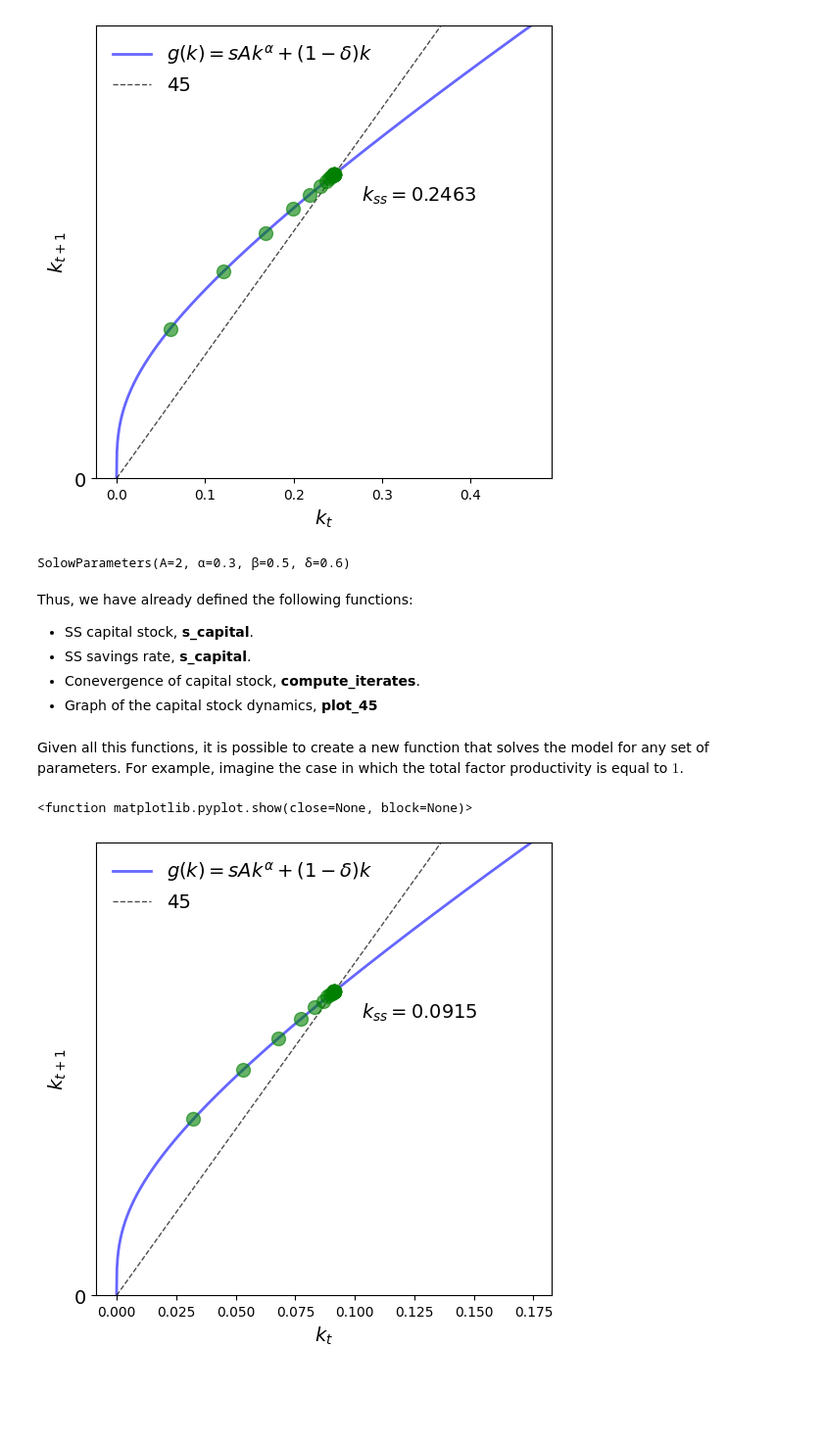
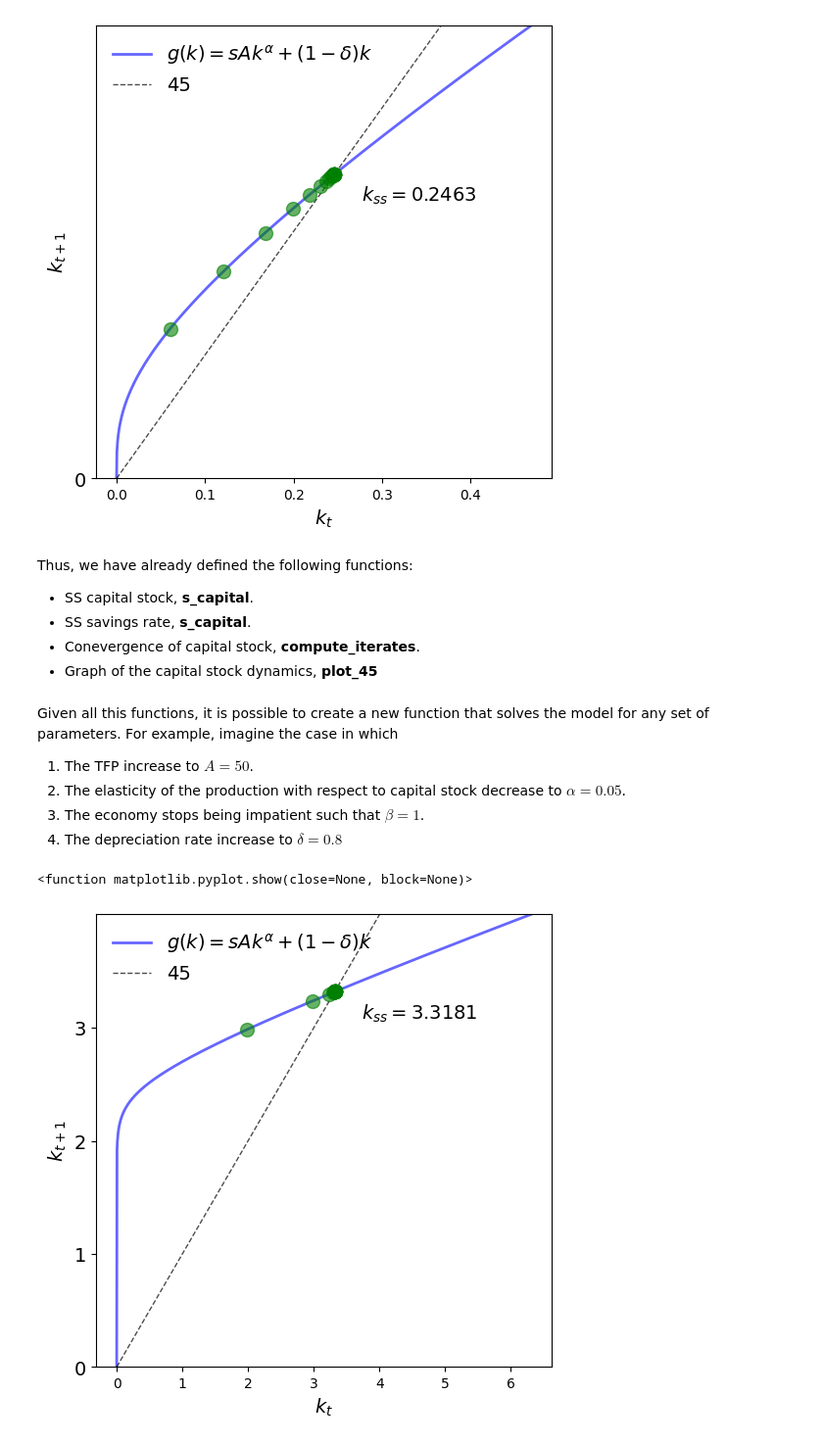
Before and after one commit to mloyorev/Theory, a Jupyter notebook: SolowFixedPoints.ipynb, the cells around one changed output. Shown: that part at 98% size. Drawn from its saved outputs; the diff is of its cells as text; code cells hidden in the pictures; blank space fills up the shorter version.

```diff
--- a/SolowFixedPoints.ipynb
+++ b/SolowFixedPoints.ipynb
@@ -25,8 +28,8 @@ SolowParameters = namedtuple("SolowParameters", ('A','α', 'β','δ'))
 Then we define a function that assign default values for the parameters defined in the 'namedtuple' above.
 # %%
 # Set default values for the parameters of the model
-def create_solow_params(A = 2, α = 0.3, β = 0.5, δ = 0.6):
-  return SolowParameters(A = A, α = α, β = β, δ = δ)
+def create_solow_params(A = 2, alpha = 0.3, beta = 0.5, delta = 0.6):
+  return SolowParameters(A = A, alpha = alpha, beta = beta, delta = delta)
 # %%
 print(create_solow_params())
 # %% [output]
@@ -48,13 +50,13 @@ $$k_{ss}=\left(\frac{s_{ss}A}{δ}\right)^{\frac{1}{1-α}}$$
 # %%
 # Create a function that returns the savings rate of SS
 def s_savings(params):
-  A, α, β, δ = params
-  return (α * β * δ) / (1 - β * (1 - δ))
+  A, alpha, beta, delta = params
+  return (alpha * beta * delta) / (1 - beta * (1 - delta))
 
 # Create a function that returns the capital stock of SS
 def s_capital(s, params):
-  A, α, β, δ = params
-  return ((s * A) / δ) ** (1 / (1 - α))
+  A, alpha, beta, delta = params
+  return ((s * A) / delta) ** (1 / (1 - alpha))
 # %% [markdown]
 For example, for the default parameters we have...
 # %%
@@ -79,8 +81,8 @@ $$g(k_t)=k_{t+1}=s_{ss}Ak_t^α+(1-δ)k_t$$
 # %%
 # Create a function that returns the law of motion of capital
 def g(s, k, params):
-  A, α, β, δ = params
-  return s * A * k ** α + (1 - δ) * k
+  A, alpha, beta, delta = params
+  return s * A * k ** alpha + (1 - delta) * k
 # %% [markdown]
 Under the assumption that $g(k_t)$ is a contraction mapping, we define a **succesive aproximation function** to obtain the steady state capital stock by means of iterations of the operator.
 # %%
@@ -169,10 +171,6 @@ plot_45(sss, params, k_series, ax)
 # %% [output]
 <function matplotlib.pyplot.show(close=None, block=None)>
 [figure]
-# %%
-print(params)
-# %% [output]
-SolowParameters(A=2, α=0.3, β=0.5, δ=0.6)
 # %% [markdown]
 Thus, we have already defined the following functions:
 
@@ -182,12 +180,17 @@ Thus, we have already defined the following functions:
 *   Conevergence of capital stock, **compute_iterates**.
 *   Graph of the capital stock dynamics, **plot_45**
 # %% [markdown]
-Given all this functions, it is possible to create a new function that solves the model for any set of parameters. For example, imagine the case in which the total factor productivity is equal to $1$.
+Given all this functions, it is possible to create a new function that solves the model for any set of parameters. For example, imagine the case in which
+
+1.   The TFP increase to $A=50$.
+2.   The elasticity of the production with respect to capital stock decrease to $\alpha=0.05$.
+3.   The economy stops being impatient such that $\beta=1$.
+4.   The depreciation rate increase to $\delta=0.8$
 # %%
 def solve_solow(p_model):
   # STEP 1: Get the SS savings rate.
   s_ss     = s_savings(p_model)
 
   # STEP 2: Get the SS capital stock.
-  k=ss     = s_capital(sss, model)
+  k_ss     = s_capital(s_ss, p_model)
 
@@ -195,15 +198,15 @@ def solve_solow(p_model):
-  k_series = compute_iterates(0.01, sss, g, p_model)
+  k_series = compute_iterates(0.01, s_ss, g, p_model)
 
   # STEP 4: Get the graph of capital stock dynamics
   fig, ax  = plt.subplots(figsize=(6, 6))
 
   return plot_45(s_ss, p_model, k_series, ax)
 # %%
-p_model = create_solow_params(A = 1)
+p_model = create_solow_params(A = 50, alpha = 0.05, beta = 1, delta = 0.8)
 solve_solow(p_model)
 # %% [output]
 <function matplotlib.pyplot.show(close=None, block=None)>
-[figure, old version]
+[figure, new version]
 # %% [markdown]
 Graphically it is possible to see that **there is a single fixed point**, however, it is necessary to prove it formally.
 
```
Also changed, not shown: parts of 11 cells of this notebook.
